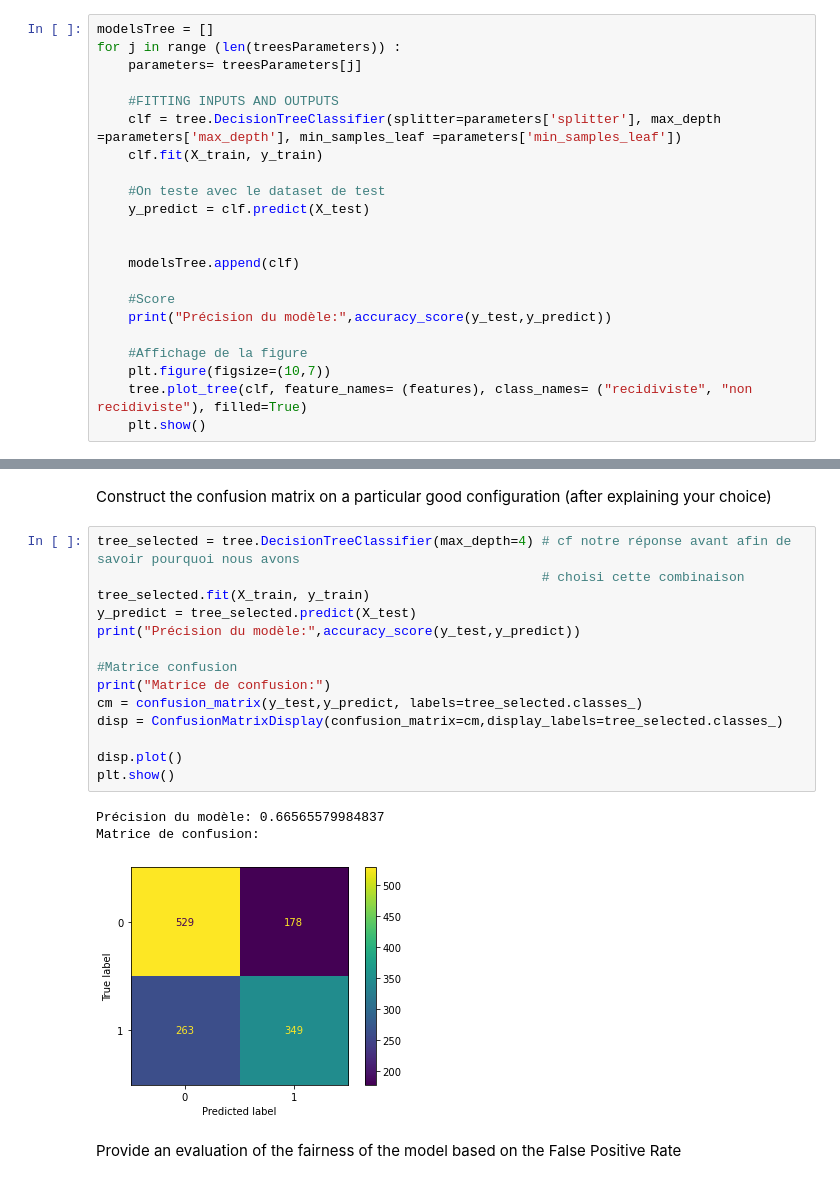
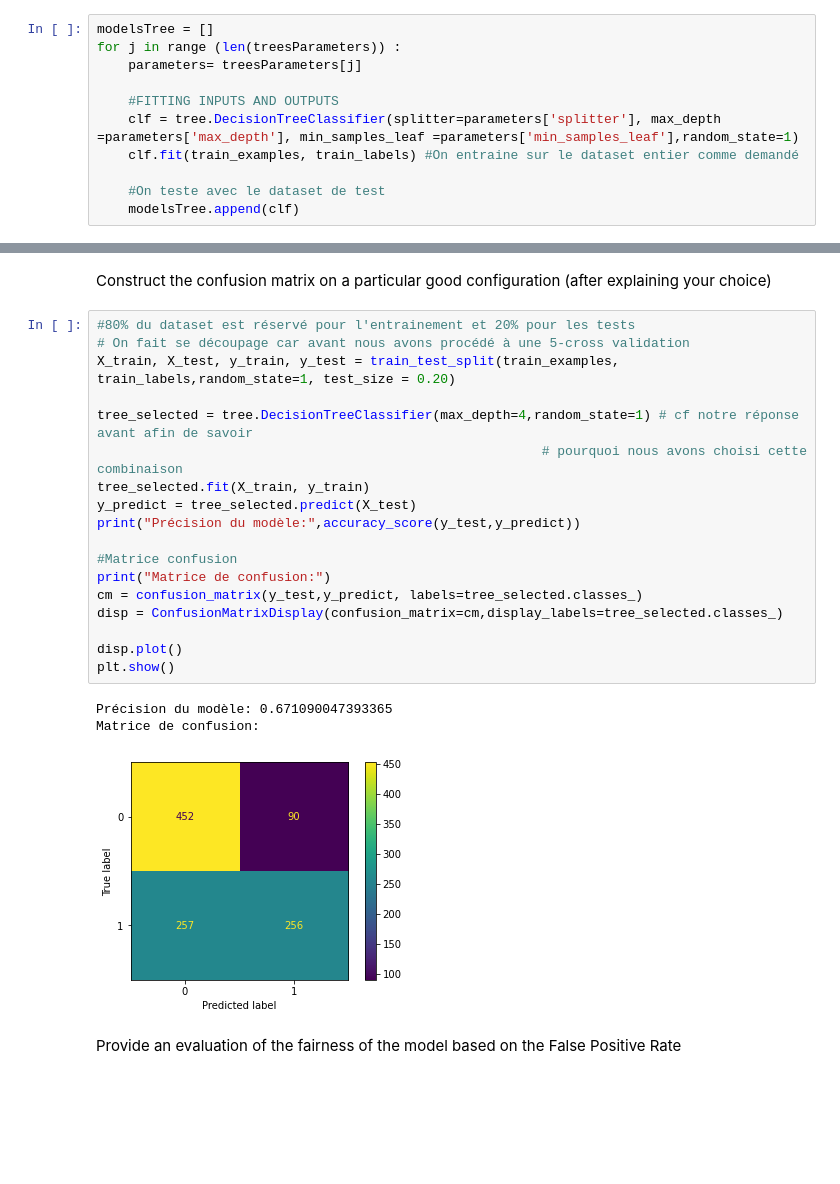
Before and after one commit to Quintus618/Apprentissage-supervis--2022, a Jupyter notebook: Evaluation_Labs_1.ipynb, the cells around one changed output, grey strips where cells are left out. Cells and saved outputs as stored; diff of their text form; blank space fills up the shorter version.

Commit message:
TP1 prêt pour pdf

```diff
--- a/Evaluation_Labs_1.ipynb
+++ b/Evaluation_Labs_1.ipynb
@@ -105,19 +56,8 @@ for j in range (len(treesParameters)) :
     parameters= treesParameters[j]
 
     #FITTING INPUTS AND OUTPUTS
-    clf = tree.DecisionTreeClassifier(splitter=parameters['splitter'], max_depth =parameters['max_depth'], min_samples_leaf =parameters['min_samples_leaf'])
-    clf.fit(X_train, y_train)
+    clf = tree.DecisionTreeClassifier(splitter=parameters['splitter'], max_depth =parameters['max_depth'], min_samples_leaf =parameters['min_samples_leaf'],random_state=1)
+    clf.fit(train_examples, train_labels) #On entraine sur le dataset entier comme demandé
 
     #On teste avec le dataset de test
-    y_predict = clf.predict(X_test)
-
-
     modelsTree.append(clf)
-
-    #Score
-    print("Précision du modèle:",accuracy_score(y_test,y_predict))
-
-    #Affichage de la figure
-    plt.figure(figsize=(10,7))
-    tree.plot_tree(clf, feature_names= (features), class_names= ("recidiviste", "non recidiviste"), filled=True)
-    plt.show()
@@ -244,23 +146,27 @@ Remarque: Après avoir fait un GridSearchCV(), avec une autre combinaison nous p
 # %% [markdown]
 Construct the confusion matrix on a particular good configuration (after explaining your choice)
 # %%
-tree_selected = tree.DecisionTreeClassifier(max_depth=4) # cf notre réponse avant afin de savoir pourquoi nous avons
-                                                         # choisi cette combinaison
+#80% du dataset est réservé pour l'entrainement et 20% pour les tests
+# On fait se découpage car avant nous avons procédé à une 5-cross validation
+X_train, X_test, y_train, y_test = train_test_split(train_examples, train_labels,random_state=1, test_size = 0.20)
+
+tree_selected = tree.DecisionTreeClassifier(max_depth=4,random_state=1) # cf notre réponse avant afin de savoir
+                                                         # pourquoi nous avons choisi cette combinaison
 tree_selected.fit(X_train, y_train)
 y_predict = tree_selected.predict(X_test)
 print("Précision du modèle:",accuracy_score(y_test,y_predict))
 
 #Matrice confusion
 print("Matrice de confusion:")
 cm = confusion_matrix(y_test,y_predict, labels=tree_selected.classes_)
 disp = ConfusionMatrixDisplay(confusion_matrix=cm,display_labels=tree_selected.classes_)
 
 disp.plot()
 plt.show()
 # %% [output]
-Précision du modèle: 0.66565579984837
+Précision du modèle: 0.671090047393365
 Matrice de confusion:
-[figure, old version]
+[figure, new version]
 # %% [markdown]
 Provide an evaluation of the fairness of the model based on the False Positive Rate
 # %%
```
Also changed, not shown: parts of 11 cells of this notebook, 1 other file.
